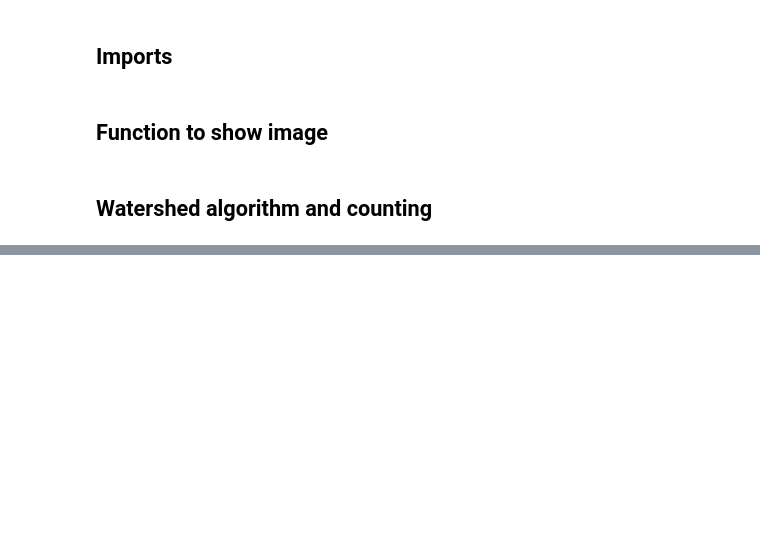
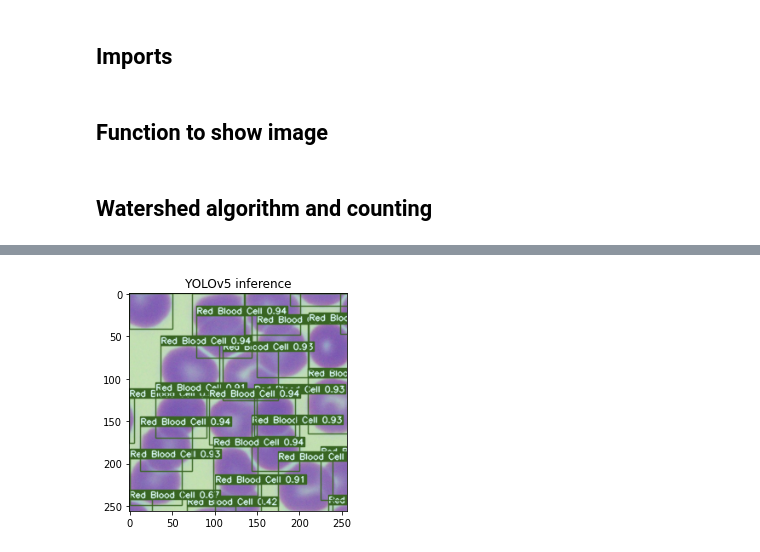
Before and after one commit to Zegorax/TI-RedBloodCells, a Jupyter notebook: sources/waterShed.ipynb, the cells around one changed output, grey strips where cells are left out. Cells and saved outputs as stored; diff of their text form; code cells hidden in the pictures; blank space fills up the shorter version.

Commit message:
Added detection and model

```diff
--- a/sources/waterShed.ipynb
+++ b/sources/waterShed.ipynb
@@ -21,7 +22,8 @@ def show(img,title):
 # %% [markdown]
 ## Watershed algorithm and counting
 # %%
-img = cv2.imread('../dataset/training/image-10.png')
+img_path = '../dataset/training/image-10.png'
+img = cv2.imread(img_path)
 gray = cv2.cvtColor(img, cv2.COLOR_BGR2GRAY)
 
 # preprocessing the image
@@ -65,0 +68,15 @@ number of blood cells segments detected =  7
+# %%
+# Process the same image in YOLOv5
+temp_dir = "/tmp/todetect/"
+yolo_project_dir = "/tmp/temp_detect"
+os.system("rm -rf " + temp_dir + " " + yolo_project_dir)
+os.system("mkdir " + temp_dir )
+os.system("cp " + img_path + " /tmp/todetect/image.png")
+
+result = subprocess.check_output("python3 ../detect.py --weights ../best.pt --source /tmp/todetect --project /tmp/temp_detect", shell=True)
+print(result)
+
+yolo_img = cv2.imread("/tmp/temp_detect/exp/image.png")
+show(yolo_img, "YOLOv5 inference")
+# %% [output]
+[figure, added]
```
Also changed, not shown: parts of 2 cells of this notebook, 9 other files.
